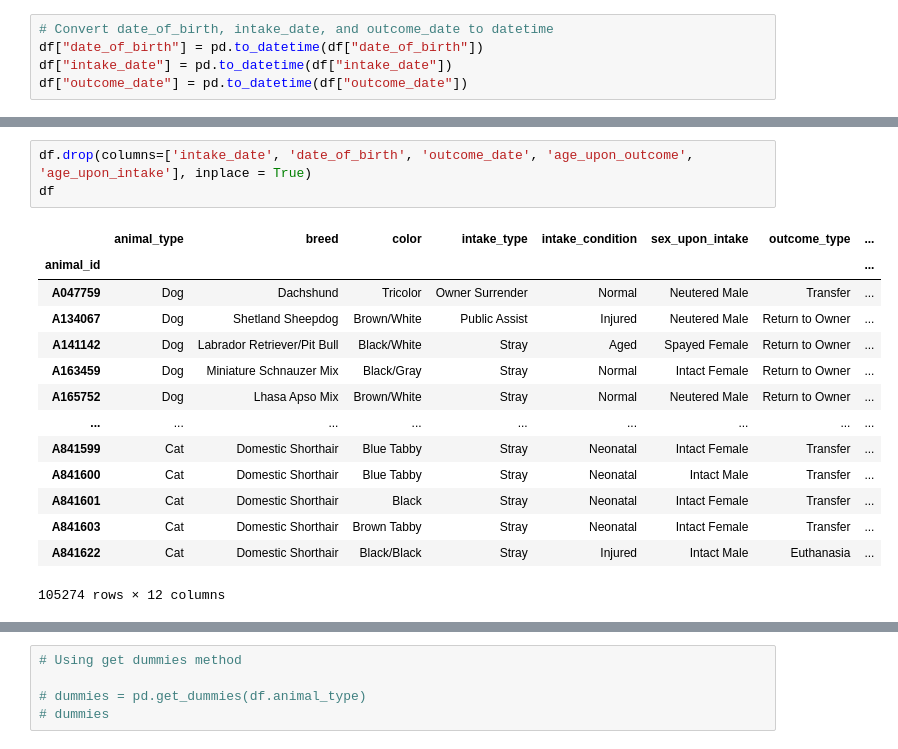
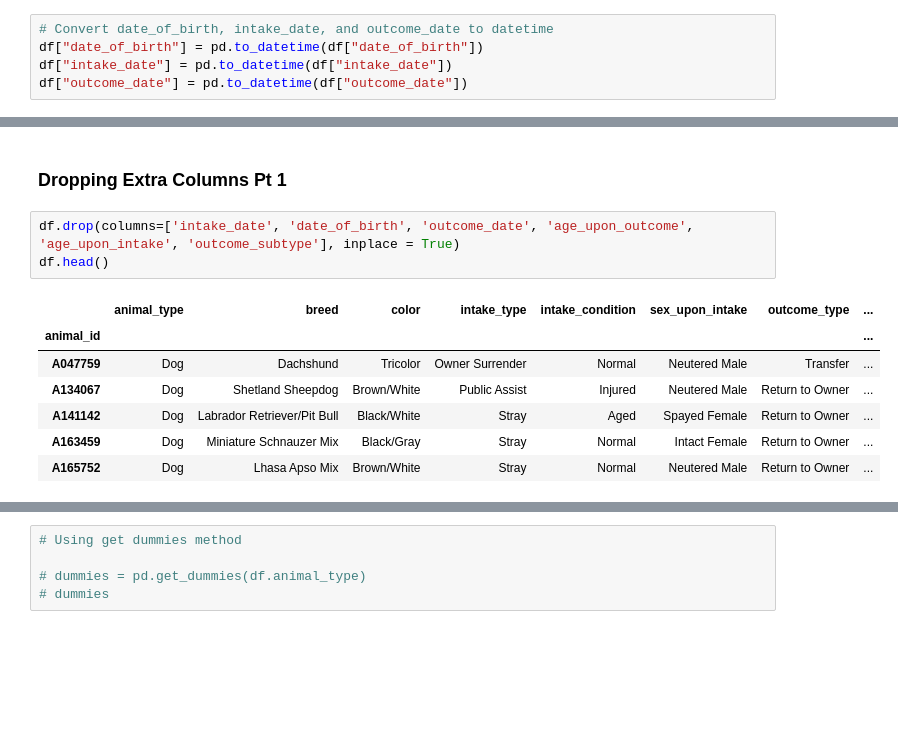
Before and after one commit to ilaha/Austin_AniML_Rescue, a Jupyter notebook: merged_csv_cleaning.ipynb, the cells around one changed output, grey strips where cells are left out. Saved outputs shown, nothing was run; the diff lists cells and outputs as text; blank space fills up the shorter version.

```diff
--- a/merged_csv_cleaning.ipynb
+++ b/merged_csv_cleaning.ipynb
@@ -227,18 +80,13 @@ df['color'].str.split('/', expand=True).rename(columns = lambda x: f'color_{x}')
+# %% [markdown]
+### Dropping Extra Columns Pt 1
 # %%
-df.drop(columns=['intake_date', 'date_of_birth', 'outcome_date', 'age_upon_outcome', 'age_upon_intake'], inplace = True)
-df
+df.drop(columns=['intake_date', 'date_of_birth', 'outcome_date', 'age_upon_outcome', 'age_upon_intake', 'outcome_subtype'], inplace = True)
+df.head()
 # %% [output]
 |  | animal_type | breed | color | intake_type | intake_condition | sex_upon_intake | outcome_type | ... |
 | animal_id |  |  |  |  |  |  |  | ... |
 | A047759 | Dog | Dachshund | Tricolor | Owner Surrender | Normal | Neutered Male | Transfer | ... |
 | A134067 | Dog | Shetland Sheepdog | Brown/White | Public Assist | Injured | Neutered Male | Return to Owner | ... |
 | A141142 | Dog | Labrador Retriever/Pit Bull | Black/White | Stray | Aged | Spayed Female | Return to Owner | ... |
 | A163459 | Dog | Miniature Schnauzer Mix | Black/Gray | Stray | Normal | Intact Female | Return to Owner | ... |
 | A165752 | Dog | Lhasa Apso Mix | Brown/White | Stray | Normal | Neutered Male | Return to Owner | ... |
-| ... | ... | ... | ... | ... | ... | ... | ... | ... |
-| A841599 | Cat | Domestic Shorthair | Blue Tabby | Stray | Neonatal | Intact Female | Transfer | ... |
-| A841600 | Cat | Domestic Shorthair | Blue Tabby | Stray | Neonatal | Intact Male | Transfer | ... |
-| A841601 | Cat | Domestic Shorthair | Black | Stray | Neonatal | Intact Female | Transfer | ... |
-| A841603 | Cat | Domestic Shorthair | Brown Tabby | Stray | Neonatal | Intact Female | Transfer | ... |
-| A841622 | Cat | Domestic Shorthair | Black/Black | Stray | Injured | Intact Male | Euthanasia | ... |
-105274 rows × 12 columns
```
Also changed, not shown: parts of 34 cells of this notebook, 1 other file.
